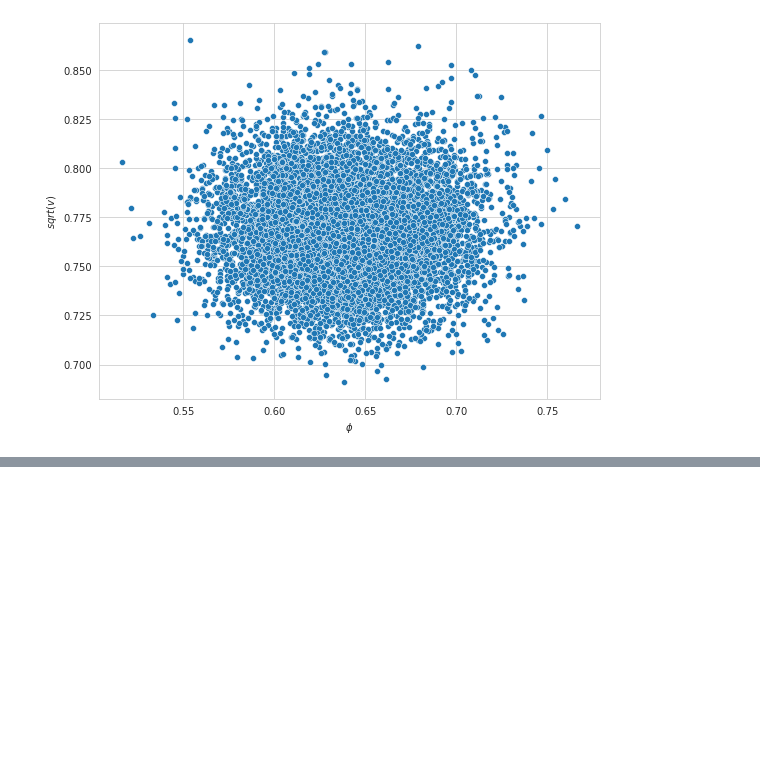
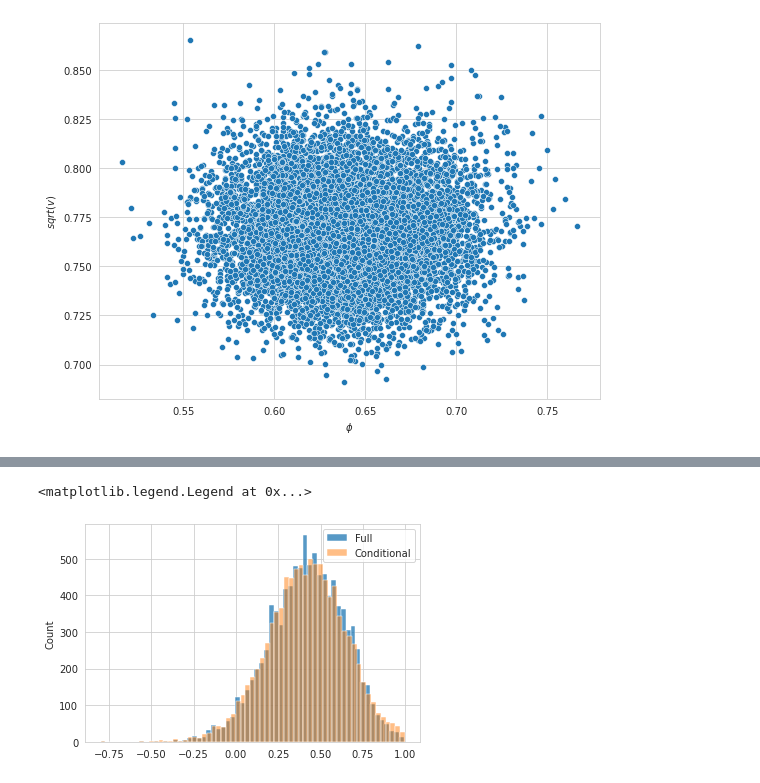
Before and after one commit to WHITSNAK/sta831-sp23, a Jupyter notebook: ch3/AR(1) Full Conditional.ipynb, the cells around one changed output, grey strips where cells are left out. Saved outputs shown, nothing was run; the diff lists cells and outputs as text; code cells hidden in the pictures; blank space fills up the shorter version.

Commit message:
add importance weight for AR

```diff
--- a/ch3/AR(1) Full Conditional.ipynb
+++ b/ch3/AR(1) Full Conditional.ipynb
@@ -79,0 +102,12 @@ fig.show()
+# %%
+weights = logps.iw
+phis = b_sample[:, 0][~weights.isna()]
+vs = v_sample[~weights.isna()]
+weights = weights[~weights.isna()]
+# %%
+sns.histplot(np.random.choice(phis, size=10000, p=weights), label='Full')
+sns.histplot(phis, label='Conditional', alpha=0.5)
+plt.legend()
+# %% [output]
+<matplotlib.legend.Legend at 0x...>
+[figure, added]
```
Also changed, not shown: parts of 10 cells of this notebook, 1 other file.
